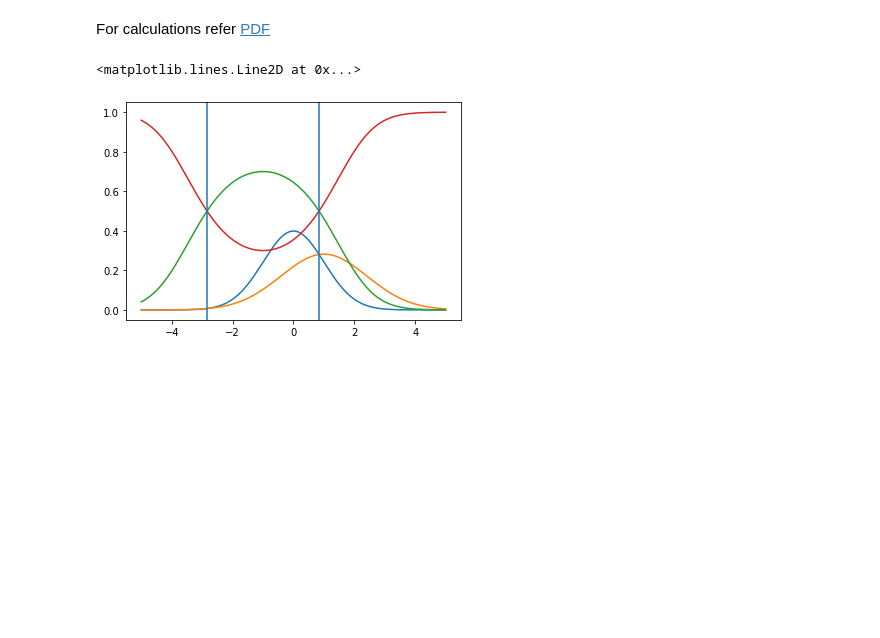
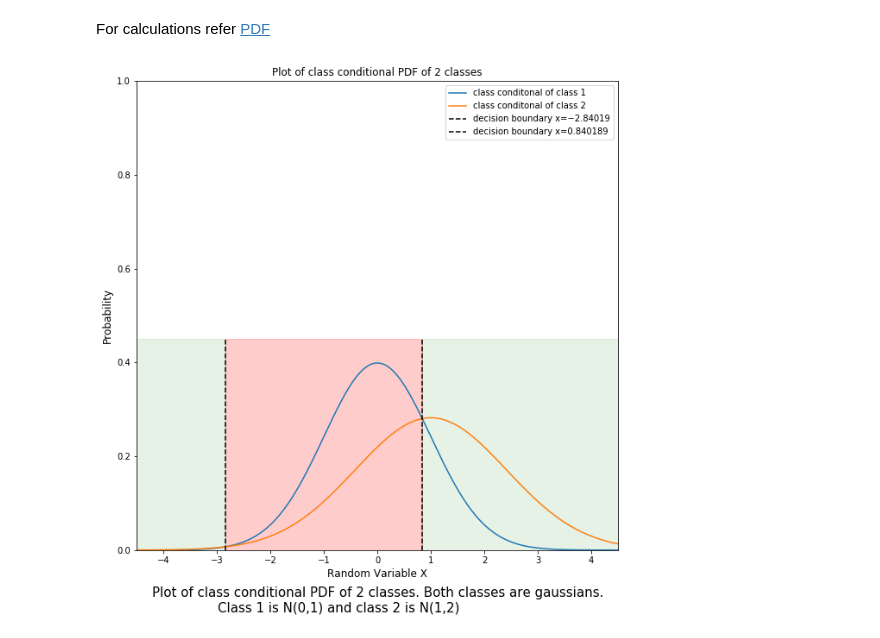
Before and after one commit to rohinarora/EECE5644-Machine_Learning, a Jupyter notebook: Hw1/Question 4.ipynb, the cells around one changed output. Drawn from its saved outputs; the diff is of its cells as text; code cells hidden in the pictures; blank space fills up the shorter version.

```diff
--- a/Hw1/Question 4.ipynb
+++ b/Hw1/Question 4.ipynb
@@ -5,30 +5,41 @@
 # %% [markdown]
 For calculations refer [PDF](https://github.com/rohinarora/EECE5644-Machine_Learning/blob/master/Hw1/ML_Homework_1.pdf)
 # %%
+import math
 import numpy as np
 import matplotlib.pyplot as plt
 import matplotlib.pyplot as plt
 import numpy as np
 import scipy.stats as stats
 import math
 %matplotlib inline
+txt="Plot of class conditional PDF of 2 classes. Both classes are gaussians. \n                Class 1 is N(0,1) and class 2 is N(1,2)"
+fig = plt.figure(figsize=(10,10));
+fig.text(.15,0.025,txt,fontsize=15);
 
+plt.ylim(0,1)
+plt.xlim(-4.5,4.5)
 mu1 = 0
 variance1 = 1
 sigma1 = math.sqrt(variance1)
 mu2 = 1
 variance2 = 2
 sigma2 = math.sqrt(variance2)
-x = np.linspace(-5,5, 1000)
+x = np.linspace(-6,6, 1000)
 n_0_1=stats.norm.pdf(x, mu1, sigma1)
 n_1_2=stats.norm.pdf(x, mu2, sigma2)
 p_x=n_0_1+n_1_2
-plt.plot(x, n_0_1)
-plt.plot(x, n_1_2)
-plt.plot(x, n_0_1/p_x)
-plt.plot(x, n_1_2/p_x)
-plt.axvline(x=0.840189)
-plt.axvline(x=-2.84019)
+plt.plot(x, n_0_1,label="class conditonal of class 1")
+plt.plot(x, n_1_2,label="class conditonal of class 2");
+plt.axvline(x=0.840189,label="decision boundary x=−2.84019",color='black',ymax=0.45,linestyle='dashed')
+plt.axvline(x=-2.84019,label="decision boundary x=0.840189",color='black',ymax=0.45,linestyle='dashed');
+plt.axvspan( -2.84019, 0.840189, alpha=0.2, color='red',ymax=0.45)
+plt.axvspan( -10, -2.84019, alpha=0.1, color='green',ymax=0.45)
+plt.axvspan( 0.840189, 10, alpha=0.1, color='green',ymax=0.45)
+plt.legend();
+
+plt.title('Plot of class conditional PDF of 2 classes',fontsize=12)
+plt.xlabel('Random Variable X',fontsize=12)
+plt.ylabel('Probability',fontsize=12);
 # %% [output]
-<matplotlib.lines.Line2D at 0x...>
-[figure, old version]
+[figure, new version]
```
Also changed, not shown: parts of 2 cells of this notebook.
